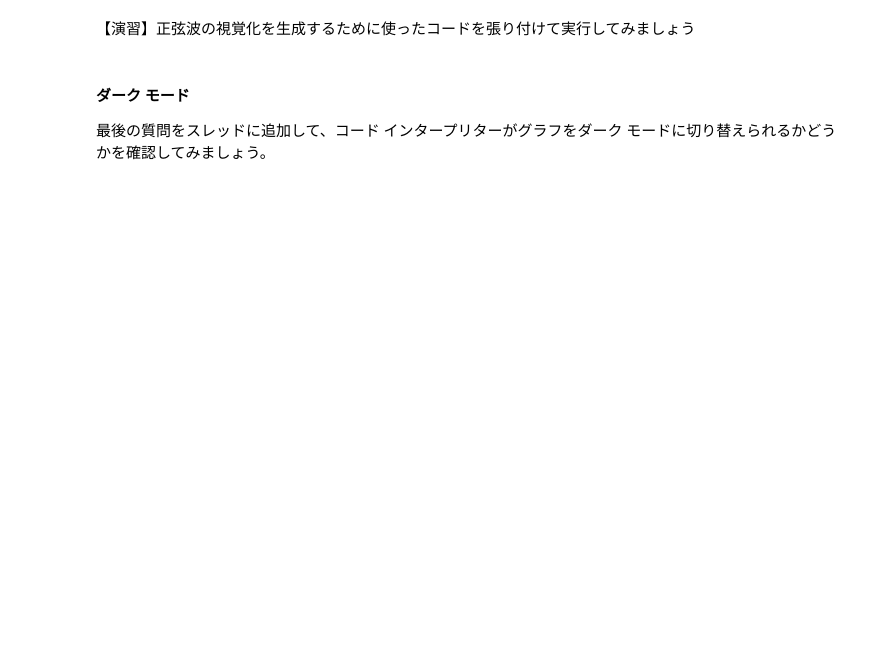
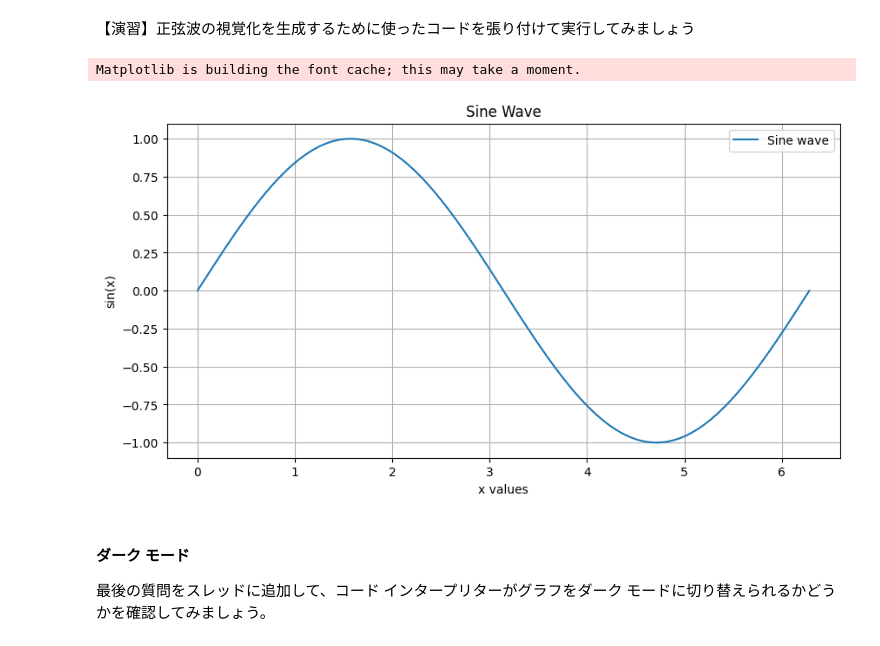
Before and after one commit to c0b23039a5/assistants-api-sample-using-python, a Jupyter notebook: assistants-api.ipynb, the cells around one changed output. Drawn from its saved outputs; the diff is of its cells as text; code cells hidden in the pictures; blank space fills up the shorter version.

```diff
--- a/assistants-api.ipynb
+++ b/assistants-api.ipynb
@@ -198,3 +327,25 @@ import matplotlib.pyplot as plt
+# %%
+import matplotlib.pyplot as plt
+import numpy as np
+
+# Generate x values
+x = np.linspace(0, 2 * np.pi, 1000)
+
+# Calculate sine of x
+y = np.sin(x)
+
+# Create a plot
+plt.figure(figsize=(10, 5))
+plt.plot(x, y, label="Sine wave")
+plt.title("Sine Wave")
+plt.xlabel("x values")
+plt.ylabel("sin(x)")
+plt.legend()
+plt.grid(True)
+plt.show()
+# %% [output]
+Matplotlib is building the font cache; this may take a moment.
+[figure, added]
 # %% [markdown]
 #### ダーク モード
 
```
Also changed, not shown: parts of 24 cells of this notebook.
